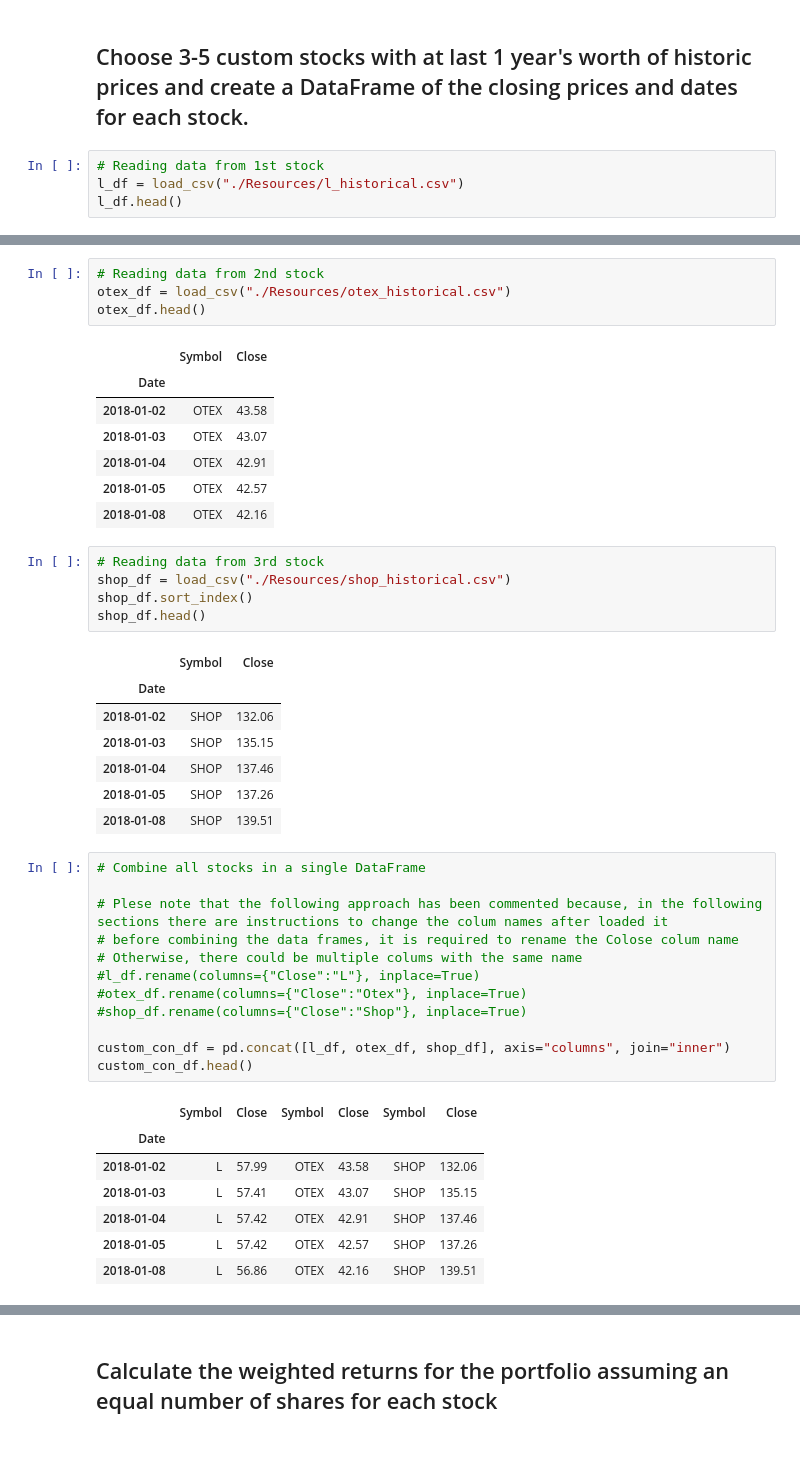
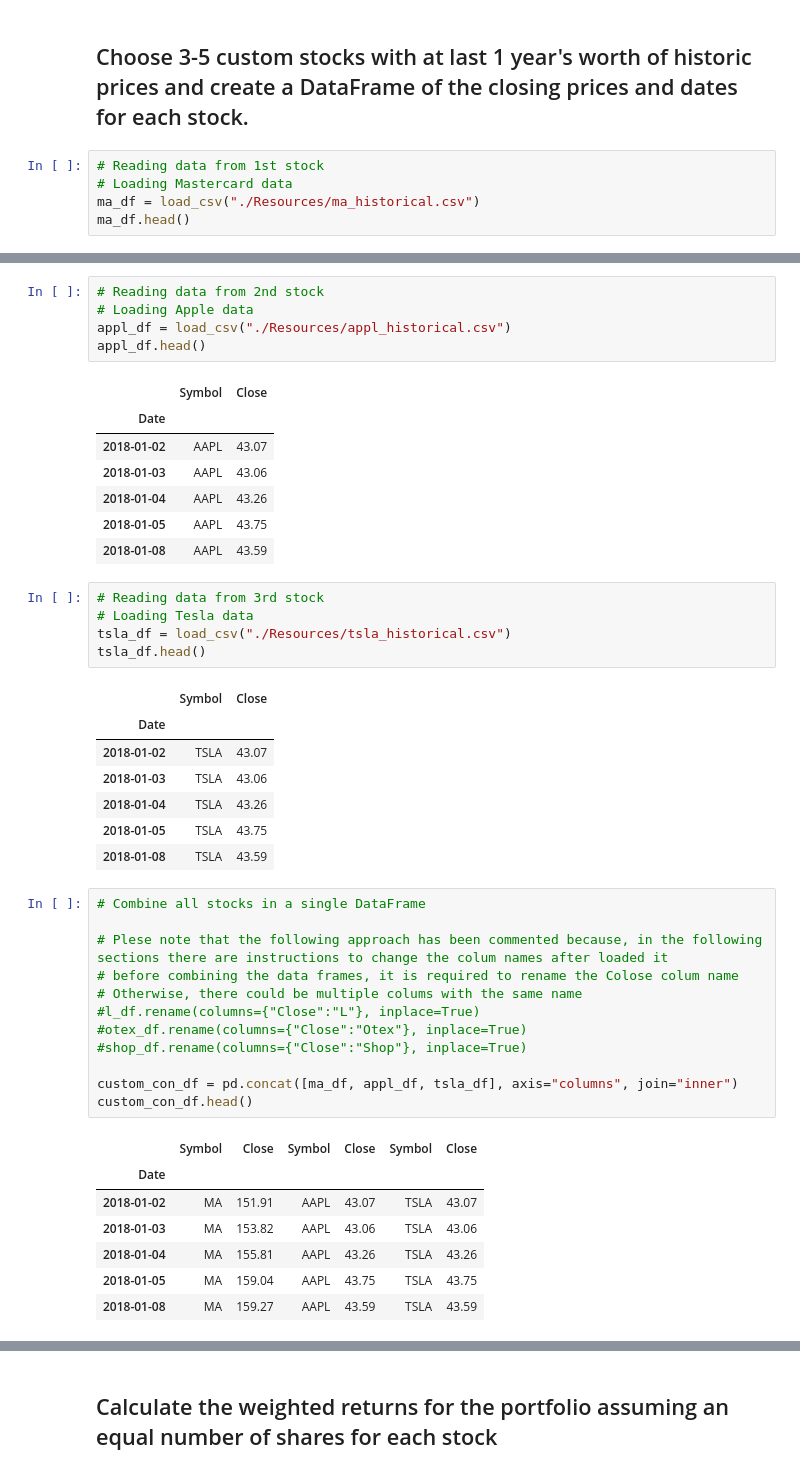
Before and after one commit to dileepadrd/module-4-challenge-algorithmic-trading-strategies, a Jupyter notebook: whale_analysis.ipynb, the cells around one changed output, grey strips where cells are left out. Drawn from its saved outputs; the diff is of its cells as text.

```diff
--- a/whale_analysis.ipynb
+++ b/whale_analysis.ipynb
@@ -466,8 +466,9 @@ In this section, you will build your own portfolio of stocks, calculate the retu
 ## Choose 3-5 custom stocks with at last 1 year's worth of historic prices and create a DataFrame of the closing prices and dates for each stock.
 # %%
 # Reading data from 1st stock
-l_df = load_csv("./Resources/l_historical.csv")
-l_df.head()
+# Loading Mastercard data
+ma_df = load_csv("./Resources/ma_historical.csv")
+ma_df.head()
 # %% [output]
 |  | Symbol | Close |
 | Date |  |  |
@@ -479,48 +480,49 @@ l_df.head()
 # %%
 # Reading data from 2nd stock
-otex_df = load_csv("./Resources/otex_historical.csv")
-otex_df.head()
+# Loading Apple data
+appl_df = load_csv("./Resources/appl_historical.csv")
+appl_df.head()
 # %% [output]
 |  | Symbol | Close |
 | Date |  |  |
-| 2018-01-02 | OTEX | 43.58 |
-| 2018-01-03 | OTEX | 43.07 |
-| 2018-01-04 | OTEX | 42.91 |
-| 2018-01-05 | OTEX | 42.57 |
-| 2018-01-08 | OTEX | 42.16 |
+| 2018-01-02 | AAPL | 43.07 |
+| 2018-01-03 | AAPL | 43.06 |
+| 2018-01-04 | AAPL | 43.26 |
+| 2018-01-05 | AAPL | 43.75 |
+| 2018-01-08 | AAPL | 43.59 |
 # %%
 # Reading data from 3rd stock
-shop_df = load_csv("./Resources/shop_historical.csv")
-shop_df.sort_index()
-shop_df.head()
+# Loading Tesla data
+tsla_df = load_csv("./Resources/tsla_historical.csv")
+tsla_df.head()
 # %% [output]
 |  | Symbol | Close |
 | Date |  |  |
-| 2018-01-02 | SHOP | 132.06 |
-| 2018-01-03 | SHOP | 135.15 |
-| 2018-01-04 | SHOP | 137.46 |
-| 2018-01-05 | SHOP | 137.26 |
-| 2018-01-08 | SHOP | 139.51 |
+| 2018-01-02 | TSLA | 43.07 |
+| 2018-01-03 | TSLA | 43.06 |
+| 2018-01-04 | TSLA | 43.26 |
+| 2018-01-05 | TSLA | 43.75 |
+| 2018-01-08 | TSLA | 43.59 |
 # %%
 # Combine all stocks in a single DataFrame
 
 # Plese note that the following approach has been commented because, in the following sections there are instructions to change the colum names after loaded it
 # before combining the data frames, it is required to rename the Colose colum name
 # Otherwise, there could be multiple colums with the same name
 #l_df.rename(columns={"Close":"L"}, inplace=True)
 #otex_df.rename(columns={"Close":"Otex"}, inplace=True)
 #shop_df.rename(columns={"Close":"Shop"}, inplace=True)
 
-custom_con_df = pd.concat([l_df, otex_df, shop_df], axis="columns", join="inner")
+custom_con_df = pd.concat([ma_df, appl_df, tsla_df], axis="columns", join="inner")
 custom_con_df.head()
 # %% [output]
 |  | Symbol | Close | Symbol | Close | Symbol | Close |
 | Date |  |  |  |  |  |  |
-| 2018-01-02 | L | 57.99 | OTEX | 43.58 | SHOP | 132.06 |
-| 2018-01-03 | L | 57.41 | OTEX | 43.07 | SHOP | 135.15 |
-| 2018-01-04 | L | 57.42 | OTEX | 42.91 | SHOP | 137.46 |
-| 2018-01-05 | L | 57.42 | OTEX | 42.57 | SHOP | 137.26 |
-| 2018-01-08 | L | 56.86 | OTEX | 42.16 | SHOP | 139.51 |
+| 2018-01-02 | MA | 151.91 | AAPL | 43.07 | TSLA | 43.07 |
+| 2018-01-03 | MA | 153.82 | AAPL | 43.06 | TSLA | 43.06 |
+| 2018-01-04 | MA | 155.81 | AAPL | 43.26 | TSLA | 43.26 |
+| 2018-01-05 | MA | 159.04 | AAPL | 43.75 | TSLA | 43.75 |
+| 2018-01-08 | MA | 159.27 | AAPL | 43.59 | TSLA | 43.59 |
 # %%
 # Reset Date index
 # To reset date index, all dates will be replaced by index via the following function call
```
Also changed, not shown: parts of 10 cells of this notebook, 4 other files.
